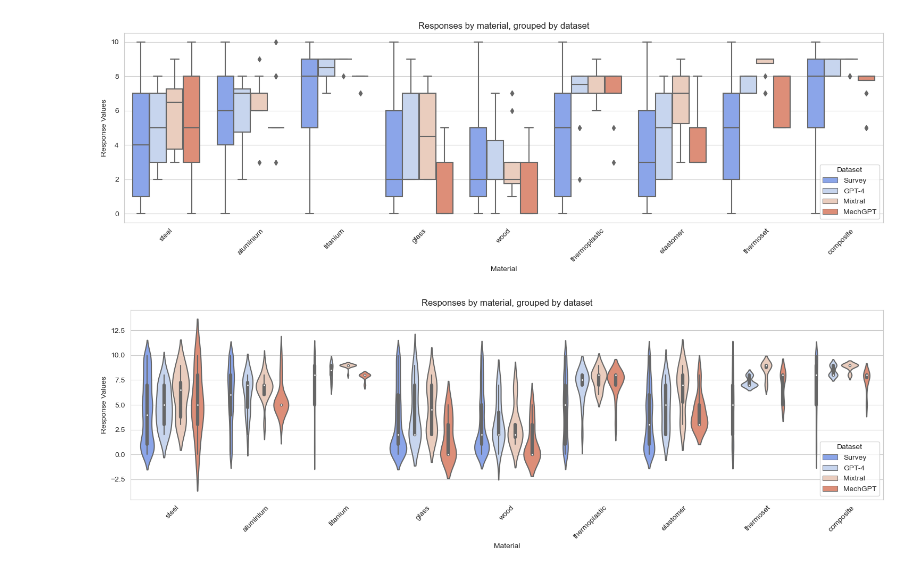
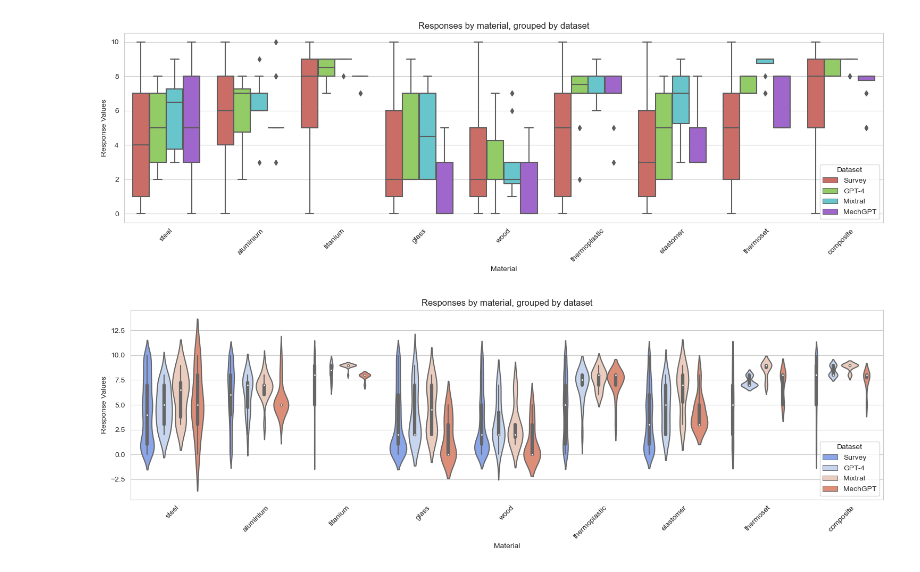
Before and after one commit to grndnl/llm_material_selection_jcise, a Jupyter notebook: evaluation/aggregate_results.ipynb, the cells around one changed output. Drawn from its saved outputs; the diff is of its cells as text; code cells hidden in the pictures.

```diff
--- a/evaluation/aggregate_results.ipynb
+++ b/evaluation/aggregate_results.ipynb
@@ -19,20 +19,20 @@ combined_df = pd.concat([survey, gpt4, mixtral, melm])
 # %%
 # Recreate the box and whisker plot with updated dataset names and excluding outliers
 plt.figure(figsize=(15, 5))
 sns.boxplot(data=combined_df, x='material', y='response', hue='Dataset',
-            palette='coolwarm') #, showfliers=False)
+            palette='hls') #, showfliers=False)
 
 plt.title('Responses by material, grouped by dataset')
 plt.ylabel('Response Values')
 plt.xlabel('Material')
 plt.legend(title='Dataset')
 plt.xticks(rotation=45)
 # save figure without cropping the labels
 plt.tight_layout()
 plt.savefig('responses_by_material_grouped_by_dataset.pdf')
 plt.show()
 # %% [output]
-[figure, old version]
+[figure, new version]
 # %%
 # make a violin plot
 plt.figure(figsize=(15, 5))
```
Also changed, not shown: parts of 2 cells of this notebook, 8 other files.
